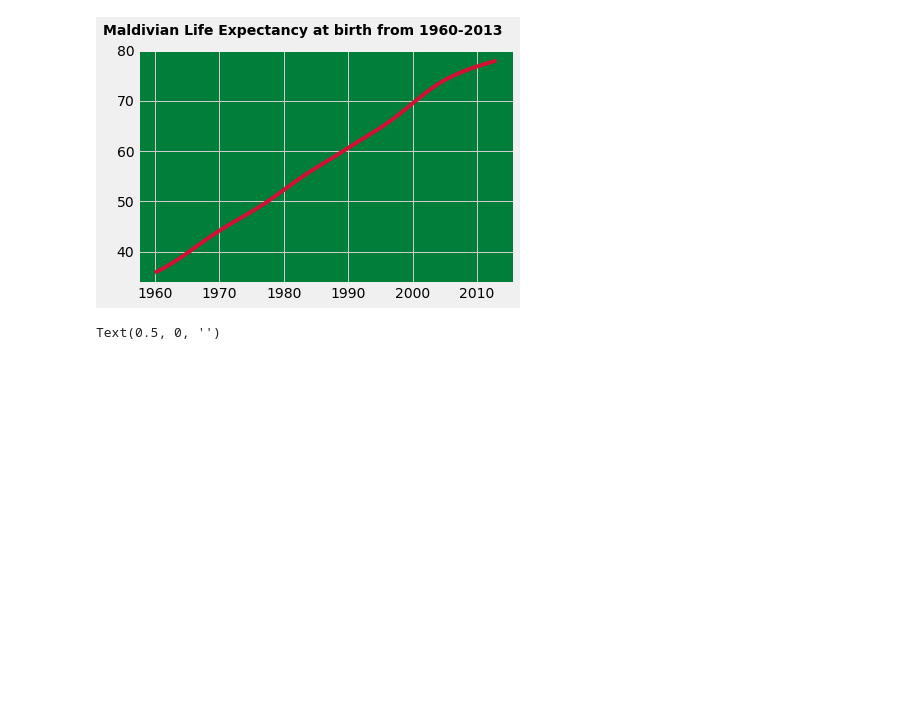
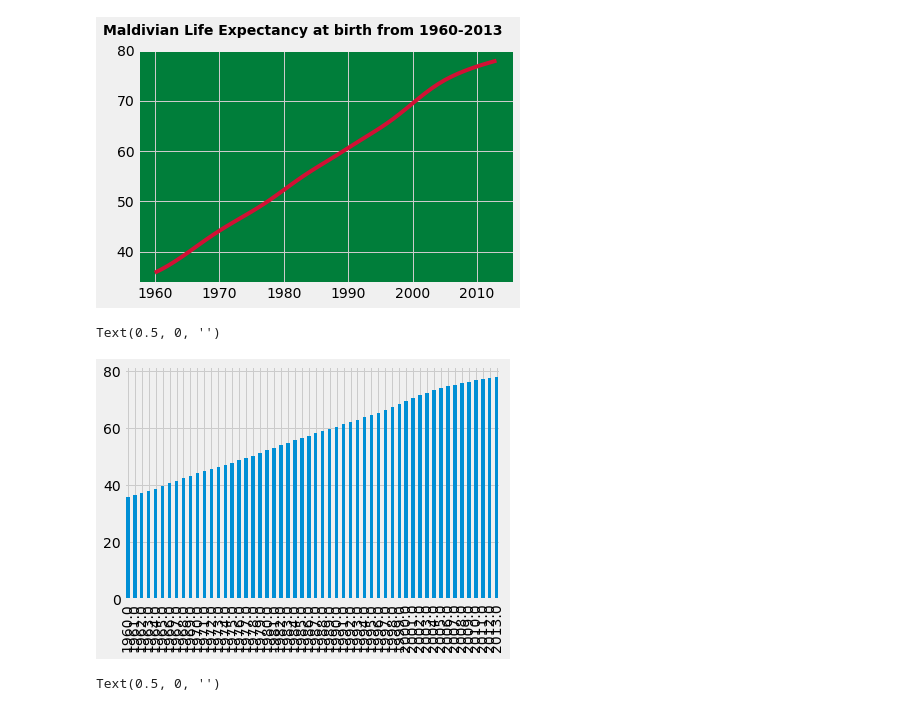
Before and after one commit to Higgins2718/DS-Unit-1-Sprint-5-Data-Storytelling-Blog-Post, a Jupyter notebook: Copy_of_Untitled.ipynb, the cells around one changed output. Saved outputs shown, nothing was run; the diff lists cells and outputs as text; code cells hidden in the pictures; blank space fills up the shorter version.

```diff
--- a/Copy_of_Untitled.ipynb
+++ b/Copy_of_Untitled.ipynb
@@ -362,6 +403,16 @@ ax.set_xlabel("")
 # %% [output]
 Text(0.5, 0, '')
 [figure]
+# %%
+# Fooling around with a bar graph
+plt.style.use('fivethirtyeight')
+
+ax = maldives_life_expec.plot(kind="bar", legend=False)
+ax.set_ylabel("")
+ax.set_xlabel("")
+# %% [output]
+Text(0.5, 0, '')
+[figure, added]
 # %%
 #Russian Federation
 russian_life_expec = life_expectancy_data[life_expectancy_data['Country Name'] == "Russian Federation"]
```
Also changed, not shown: parts of 32 cells of this notebook.
